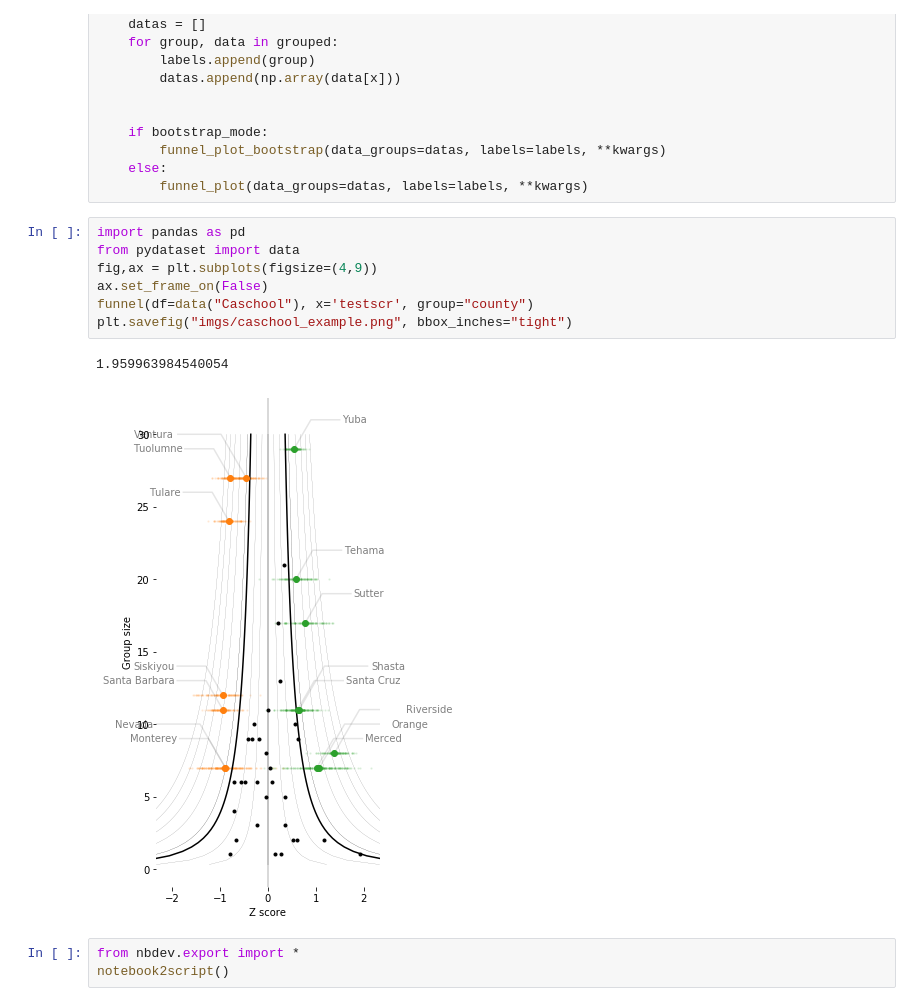
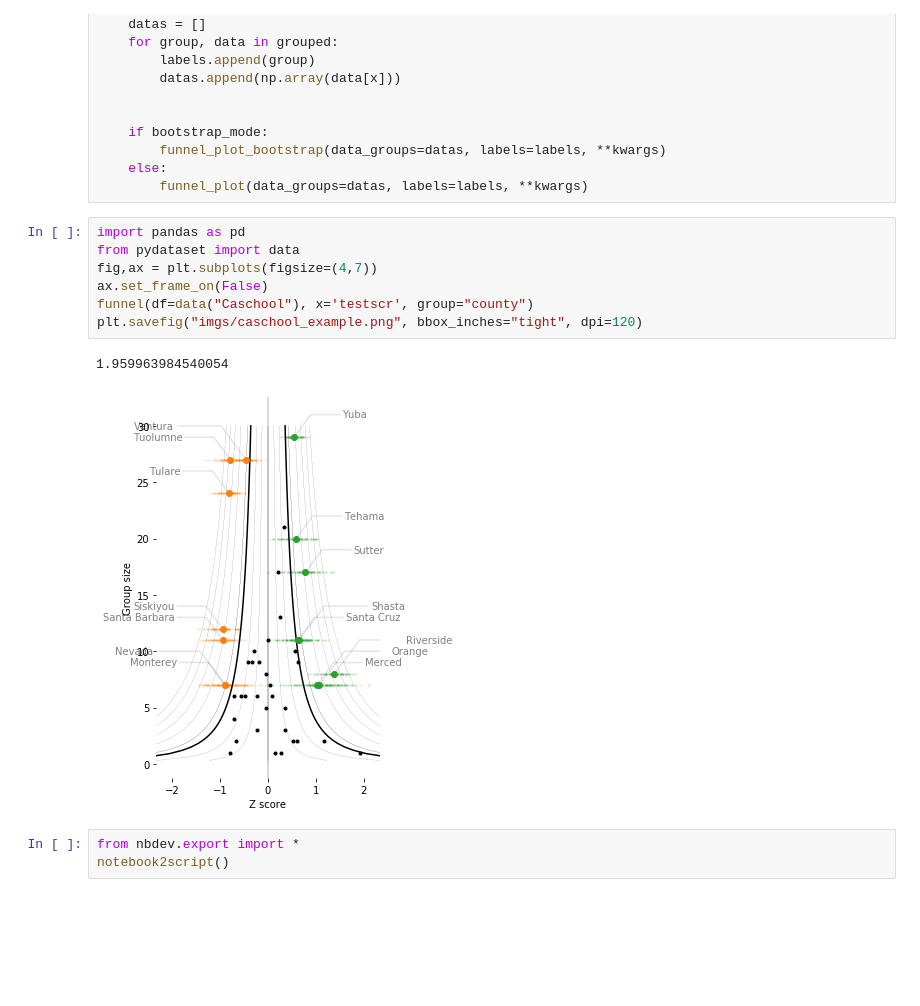
Before and after one commit to johnhw/funnelplot, a Jupyter notebook: 00_core.ipynb, the cells around one changed output. Cells and saved outputs as stored; diff of their text form; blank space fills up the shorter version.

```diff
--- a/00_core.ipynb
+++ b/00_core.ipynb
@@ -410,13 +409,13 @@ def funnel(df, x, group, bootstrap_mode=False, **kwargs):
 # %%
 import pandas as pd
 from pydataset import data
-fig,ax = plt.subplots(figsize=(4,9))
+fig,ax = plt.subplots(figsize=(4,7))
 ax.set_frame_on(False)
 funnel(df=data("Caschool"), x='testscr', group="county")
-plt.savefig("imgs/caschool_example.png", bbox_inches="tight")
+plt.savefig("imgs/caschool_example.png", bbox_inches="tight", dpi=120)
 # %% [output]
 1.959963984540054
-[figure, old version]
+[figure, new version]
 # %%
 from nbdev.export import *
 notebook2script()
```
Also changed, not shown: parts of 1 cell of this notebook, 2 other files.
